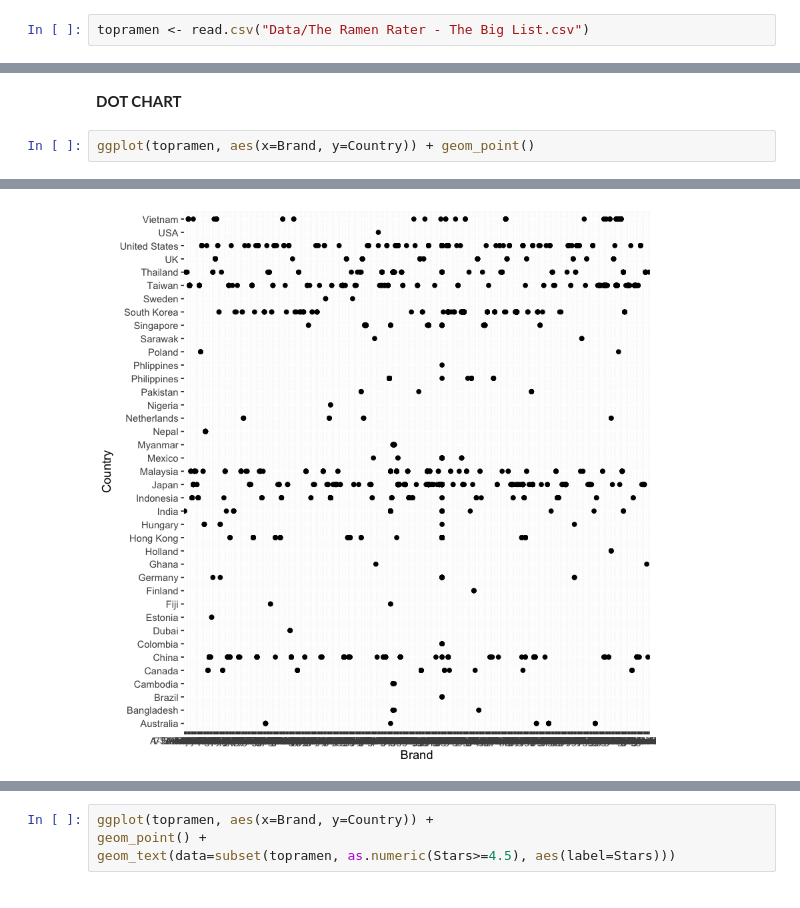
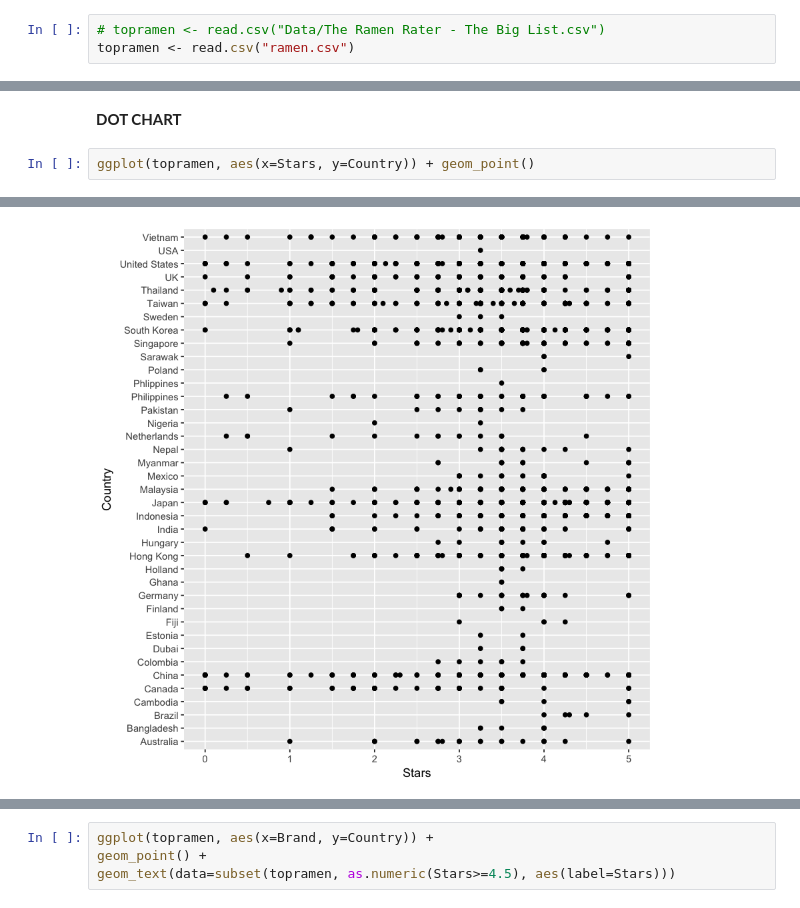
Before and after one commit to kandilysnc/datavizUNL, a Jupyter notebook: FIRST DATAVIZ STORY_RAMENRATER.ipynb, the cells around one changed output, grey strips where cells are left out. Drawn from its saved outputs; the diff is of its cells as text.

Commit message:
adding start of cleaned data and a variation on the dot chart

```diff
--- a/FIRST DATAVIZ STORY_RAMENRATER.ipynb
+++ b/FIRST DATAVIZ STORY_RAMENRATER.ipynb
@@ -15,7 +15,8 @@ The following objects are masked from ‘package:base’:
     intersect, setdiff, setequal, union
 [figure]
 # %%
-topramen <- read.csv("Data/The Ramen Rater - The Big List.csv")
+# topramen <- read.csv("Data/The Ramen Rater - The Big List.csv")
+topramen <- read.csv("ramen.csv")
 # %%
 head(topramen)
 # %% [output]
@@ -87,5 +88,5 @@ Based on the 2017 list from well-known website Ramenrater.com, there are several
 # %% [markdown]
 **DOT CHART**
 # %%
-ggplot(topramen, aes(x=Brand, y=Country)) + geom_point()
+ggplot(topramen, aes(x=Stars, y=Country)) + geom_point()
 # %% [output]
@@ -92,4 +95,4 @@ ggplot(topramen, aes(x=Brand, y=Country)) + geom_point()
-[figure, old version]
+[figure, new version]
 # %%
 ggplot(topramen, aes(x=Brand, y=Country)) +
 geom_point() +
```
Also changed, not shown: parts of 3 cells of this notebook, 1 other file.
